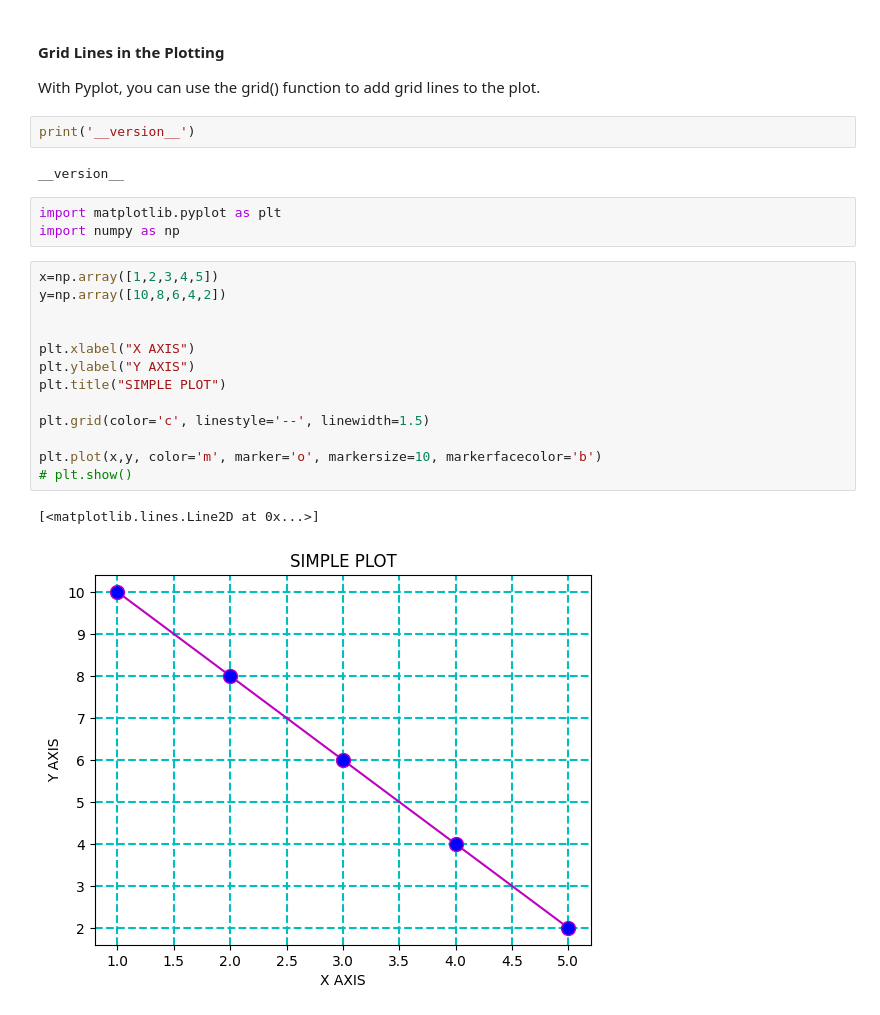
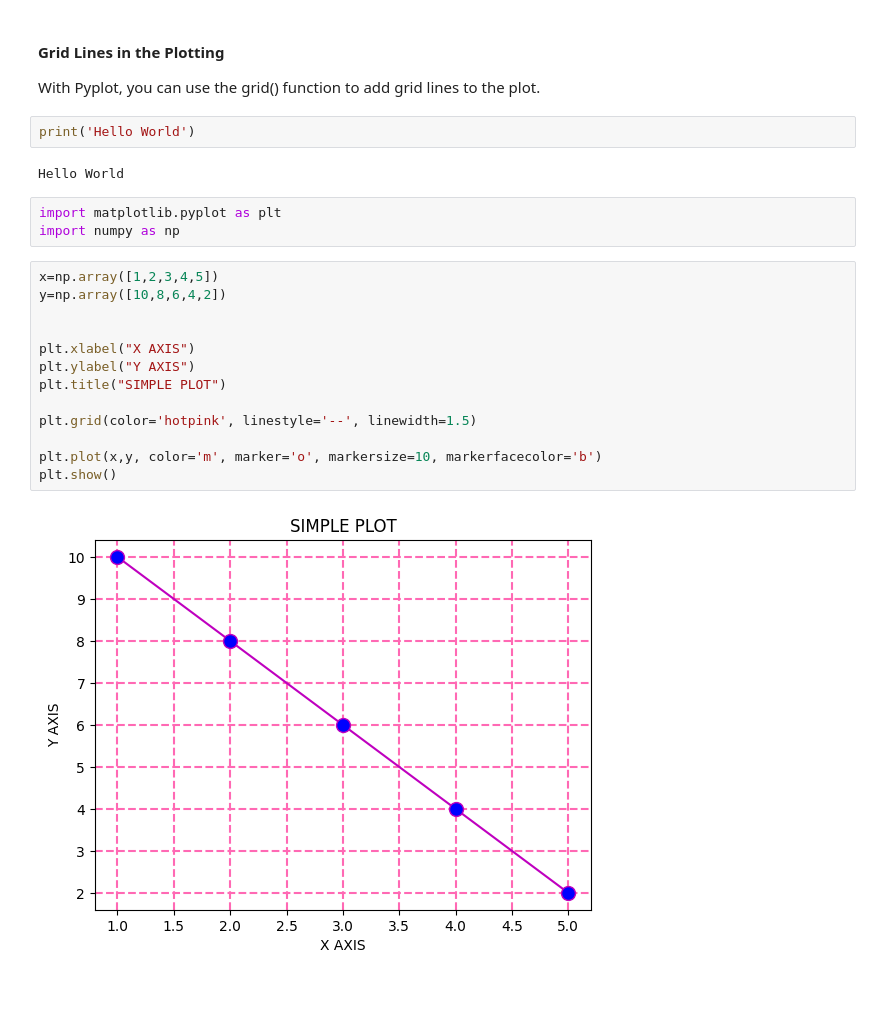
Before and after one commit to MithunKumarRajak/Machine-Learning, a Jupyter notebook: Matplotlib/Grid_Lines_Plotting.ipynb, the cells around one changed output. Drawn from its saved outputs; the diff is of its cells as text.

```diff
--- a/Matplotlib/Grid_Lines_Plotting.ipynb
+++ b/Matplotlib/Grid_Lines_Plotting.ipynb
@@ -3,25 +3,24 @@
 
 With Pyplot, you can use the grid() function to add grid lines to the plot.
 # %%
-print('__version__')
+print('Hello World')
 # %% [output]
-__version__
+Hello World
 # %%
 import matplotlib.pyplot as plt
 import numpy as np
 # %%
 x=np.array([1,2,3,4,5])
 y=np.array([10,8,6,4,2])
 
 
 plt.xlabel("X AXIS")
 plt.ylabel("Y AXIS")
 plt.title("SIMPLE PLOT")
 
-plt.grid(color='c', linestyle='--', linewidth=1.5)
+plt.grid(color='hotpink', linestyle='--', linewidth=1.5)
 
 plt.plot(x,y, color='m', marker='o', markersize=10, markerfacecolor='b')
-# plt.show()
+plt.show()
 # %% [output]
-[<matplotlib.lines.Line2D at 0x...>]
-[figure, old version]
+[figure, new version]
```
Also changed, not shown: 1 other file.
